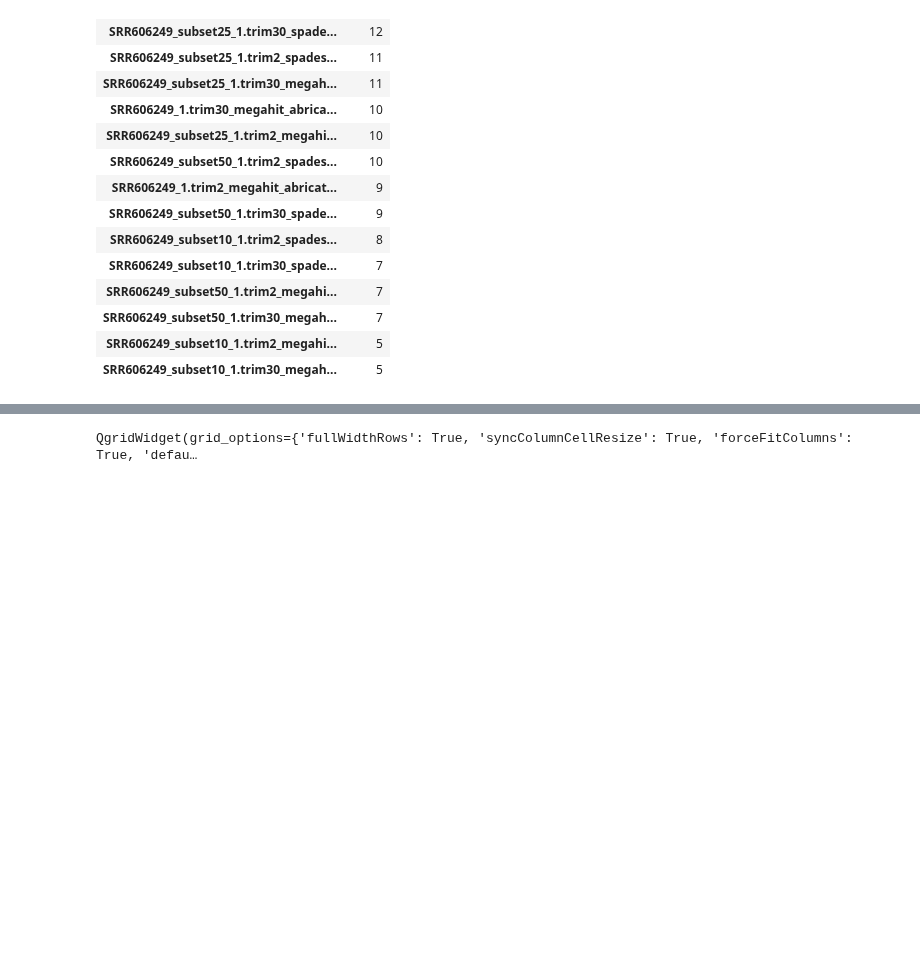
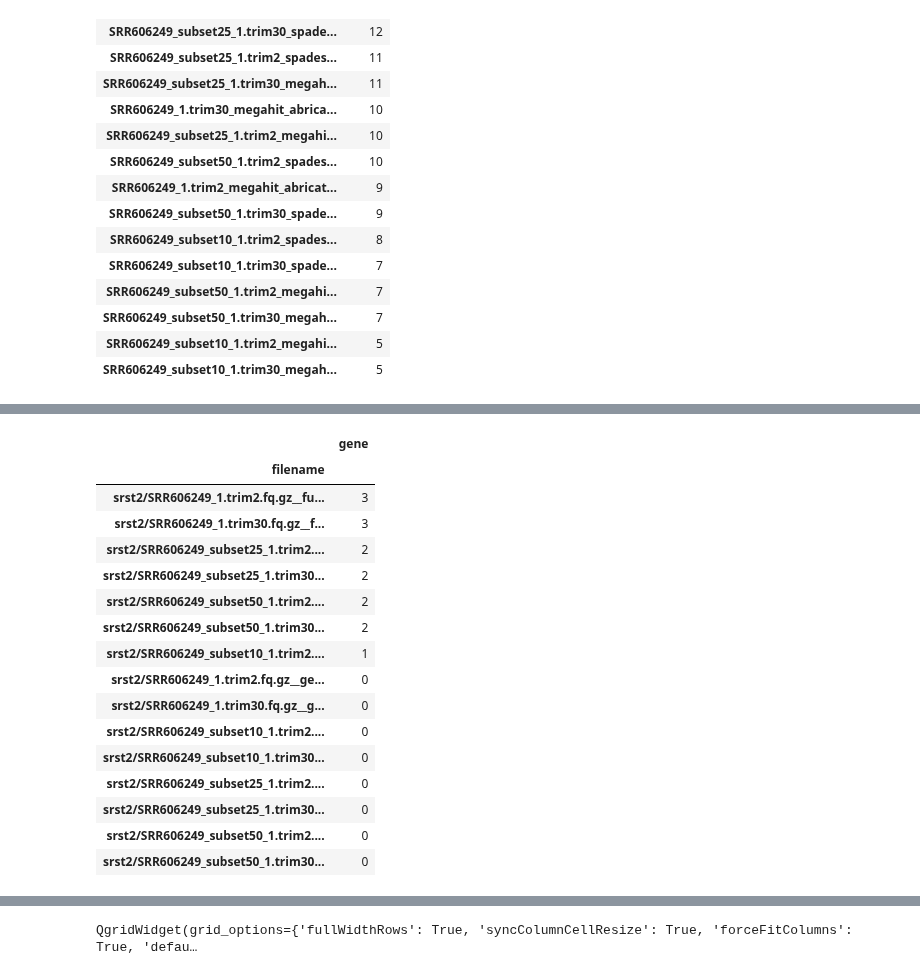
Before and after one commit to dahak-metagenomics/dahak, a Jupyter notebook: workflows/functional_inference/antibiotic_resistance/functional_inference_antibiotic_res_example.ipynb, the cells around one changed output, grey strips where cells are left out. Cells and saved outputs as stored; diff of their text form; code cells hidden in the pictures; blank space fills up the shorter version.

```diff
--- a/workflows/functional_inference/antibiotic_resistance/functional_inference_antibiotic_res_example.ipynb
+++ b/workflows/functional_inference/antibiotic_resistance/functional_inference_antibiotic_res_example.ipynb
@@ -151,0 +233,28 @@ for line in a:
+# %%
+# Calculate the total number of genes annotated with Prokka
+def calc_total_genes():
+    combined_df = concat_txt('srst2/*results.txt')
+    x = combined_df.groupby('filename').gene.count()
+    y = x.to_frame()
+    bingo = y.sort_values('gene',ascending=False)
+    bingo
+    return bingo
+calc_total_genes()
+# %% [output]
+|  | gene |
+| filename |  |
+| srst2/SRR606249_1.trim2.fq.gz__fu... | 3 |
+| srst2/SRR606249_1.trim30.fq.gz__f... | 3 |
+| srst2/SRR606249_subset25_1.trim2.... | 2 |
+| srst2/SRR606249_subset25_1.trim30... | 2 |
+| srst2/SRR606249_subset50_1.trim2.... | 2 |
+| srst2/SRR606249_subset50_1.trim30... | 2 |
+| srst2/SRR606249_subset10_1.trim2.... | 1 |
+| srst2/SRR606249_1.trim2.fq.gz__ge... | 0 |
+| srst2/SRR606249_1.trim30.fq.gz__g... | 0 |
+| srst2/SRR606249_subset10_1.trim2.... | 0 |
+| srst2/SRR606249_subset10_1.trim30... | 0 |
+| srst2/SRR606249_subset25_1.trim2.... | 0 |
+| srst2/SRR606249_subset25_1.trim30... | 0 |
+| srst2/SRR606249_subset50_1.trim2.... | 0 |
+| srst2/SRR606249_subset50_1.trim30... | 0 |
```
Also changed, not shown: parts of 32 cells of this notebook.
